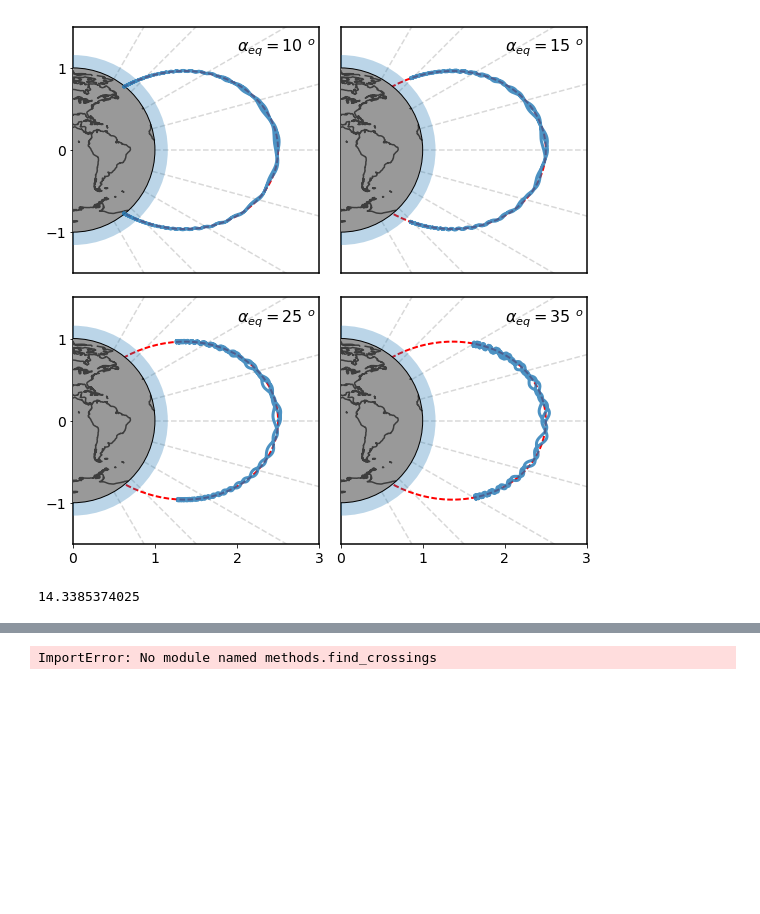
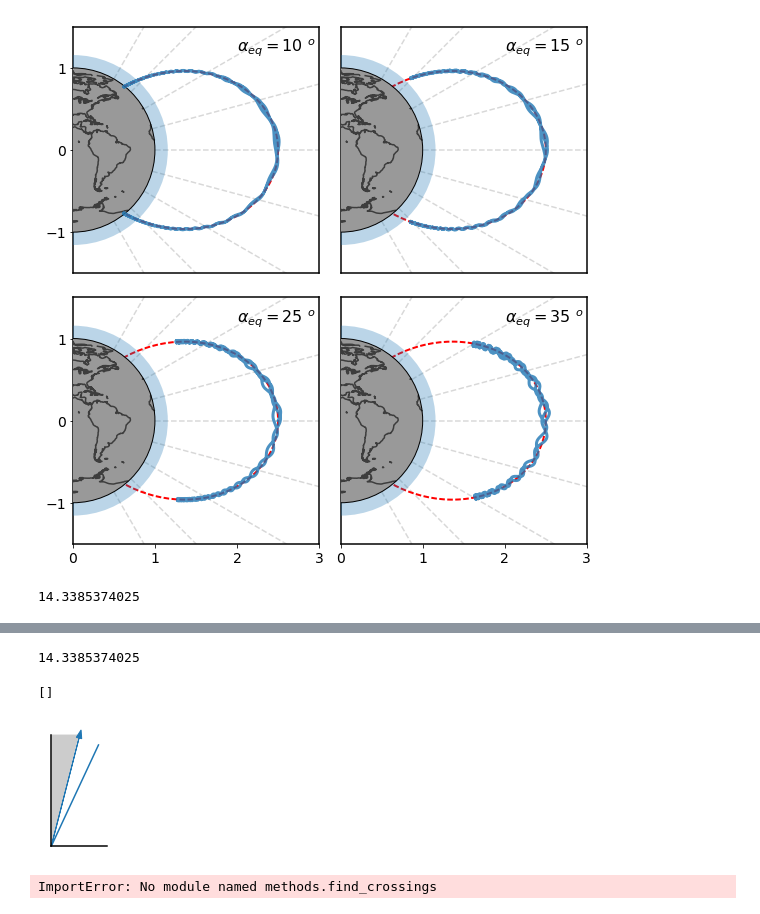
Before and after one commit to asousa/thesis_figures, a Jupyter notebook: python_local/reflection_altitude_vs_pitch_angle_plot.ipynb, the cells around one changed output, grey strips where cells are left out. Saved outputs shown, nothing was run; the diff lists cells and outputs as text; code cells hidden in the pictures; blank space fills up the shorter version.

```diff
--- a/python_local/reflection_altitude_vs_pitch_angle_plot.ipynb
+++ b/python_local/reflection_altitude_vs_pitch_angle_plot.ipynb
@@ -381,3 +534,39 @@ print alpha_lc*R2D
+# %%
+
+# Loss-cone angle:
+Bo_eq = np.linalg.norm(bfield([L, 0,0]))
+lam_iono = np.arccos(np.sqrt((R_E + 1000.)/L/R_E))
+B_iono = np.linalg.norm(Bo_eq*np.sqrt(1. + 3*pow(np.sin(lam_iono), 2))/pow(np.cos(lam_iono),6.))
+
+alpha_lc = np.arcsin(np.sqrt(Bo_eq/B_iono))
+print alpha_lc*R2D
+
+
+fig, ax = plt.subplots(1,1)
+# ax.spines[u'right'].set_linewidth(0)
+# ax.spines[u'top'].set_linewidth(0)
+[i.set_linewidth(0) for i in ax.spines.itervalues()] # Set plot border thickness
+
+# ax.plot([0, np.sin(alpha_lc)], [0, np.cos(alpha_lc)])
+ax.arrow(0, 0, np.sin(alpha_lc), np.cos(alpha_lc), color=plt.cm.Vega10(0), head_width=0.05)
+ax.plot([0, np.sin(alpha*D2R)], [0, np.cos(alpha*D2R)])
+
+x = [0, np.sin(alpha_lc)]
+y1 = [0,1]
+y2 = [1,1]
+ax.fill_between([0, np.sin(alpha_lc)], [0,1],[1,1], facecolor='0.8', interpolate=True)
+
+ax.plot([0,0],[0,1],'k')
+ax.plot([0,0.5],[0,0],'k')
+
+
+ax.set_aspect('equal')
+ax.set_xticks([])
+ax.set_yticks([])
+# %% [output]
+14.3385374025
+[]
+[figure, added]
 # %%
 from methods.find_crossings import gen_EA_array
 # --------------- Latex Plot Beautification --------------------------
```
Also changed, not shown: parts of 4 cells of this notebook, 6 other files.
